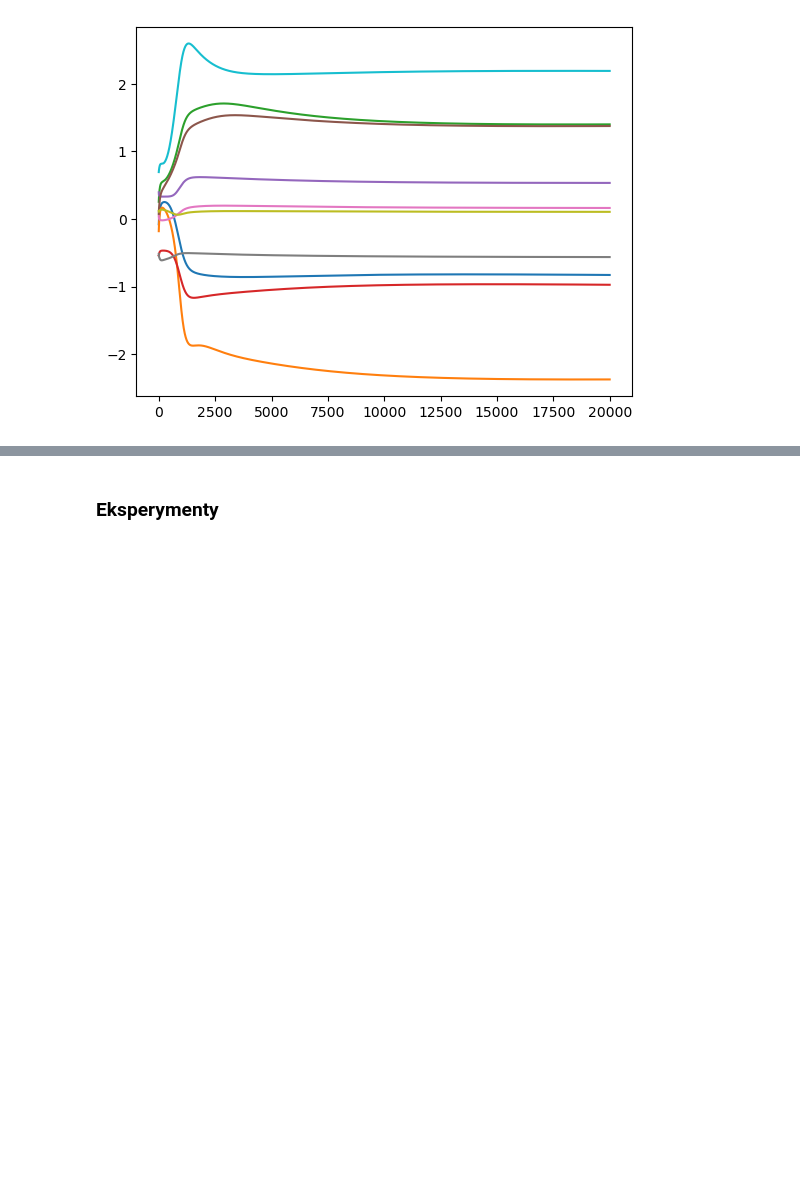
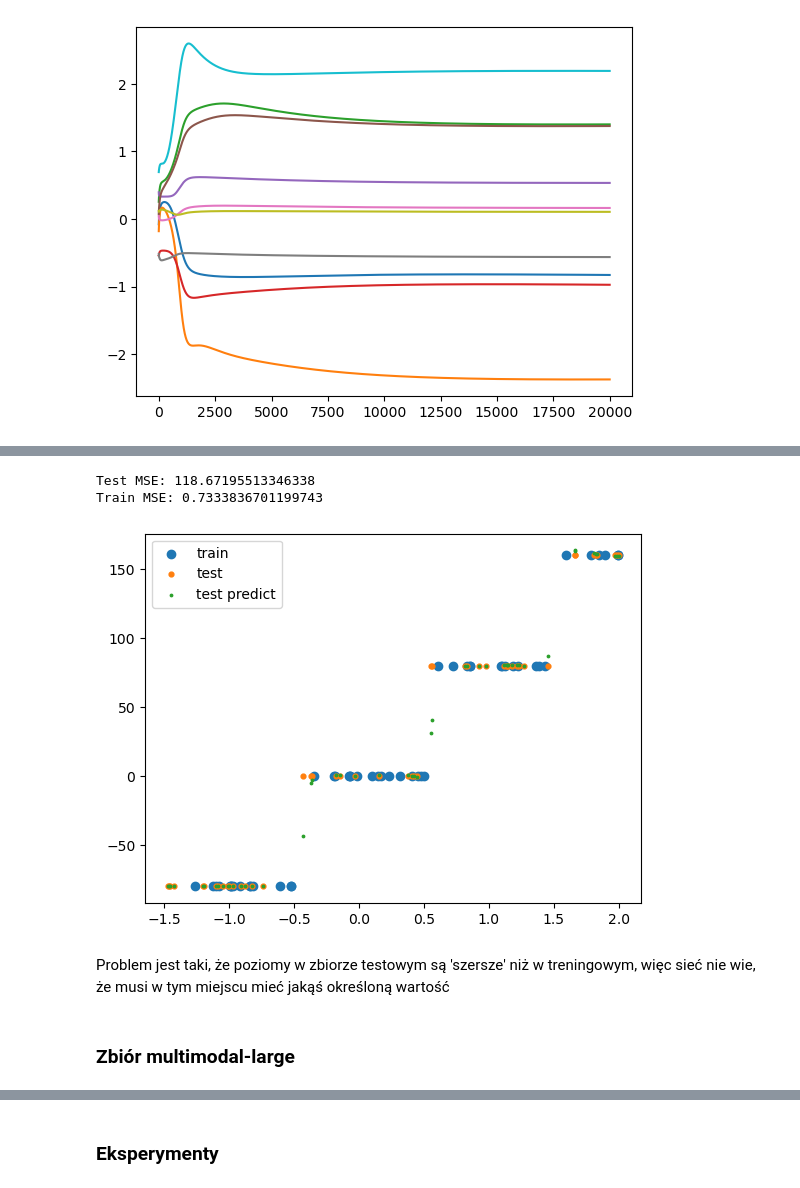
Before and after one commit to tymsoncyferki/MIOwAD, a Jupyter notebook: nn2/lab2.ipynb, the cells around one changed output, grey strips where cells are left out. Saved outputs shown, nothing was run; the diff lists cells and outputs as text; code cells hidden in the pictures; blank space fills up the shorter version.

```diff
--- a/nn2/lab2.ipynb
+++ b/nn2/lab2.ipynb
@@ -293,0 +324,9 @@ plot_weights(history, 0, bias=False)
+# %%
+steps_small_test = pd.read_csv("../dane/regression/steps-small-test.csv", index_col=0)
+steps_small_train = pd.read_csv("../dane/regression/steps-small-training.csv", index_col=0)
+# %%
+mlp_steps = NeuralNetwork([1,5,5,1], initalization='he')
+y_norm_steps, parameters_steps = standardize_data(steps_small_train['y'])
+history_steps = mlp_steps.train(steps_small_train['x'], y_norm_steps, learning_rate=1, epochs=200000, return_history=True,
+                                resize=True, X_test=steps_small_test['x'], y_test=steps_small_test['y'], cutoff=4,
+                                denormalize=parameters_steps, info_interval=5000)
@@ -293,0 +351,18 @@ plot_weights(history, 0, bias=False)
+# %%
+preds_steps = mlp_steps.predict(steps_small_test['x'].to_numpy().reshape(-1,1))
+preds_steps_denorm = destandardize_data(preds_steps, parameters_steps)
+plt.scatter(steps_small_train['x'], steps_small_train['y'])
+plt.scatter(steps_small_test['x'], steps_small_test['y'], s=12)
+plt.scatter(steps_small_test['x'], preds_steps_denorm, s=3)
+print('Test MSE:', mlp_steps.mse(steps_small_test['x'], steps_small_test['y'], resize=True, denormalize=parameters_steps))
+print('Train MSE:', mlp_steps.mse(steps_small_train['x'], steps_small_train['y'], resize=True, denormalize=parameters_steps))
+plt.legend(['train', 'test', 'test predict'])
+plt.show()
+# %% [output]
+Test MSE: 118.67195513346338
+Train MSE: 0.7333836701199743
+[figure, added]
+# %% [markdown]
+Problem jest taki, że poziomy w zbiorze testowym są 'szersze' niż w treningowym, więc sieć nie wie, że musi w tym miejscu mieć jakąś określoną wartość
+# %% [markdown]
+### Zbiór multimodal-large
```
Also changed, not shown: parts of 11 cells of this notebook.
